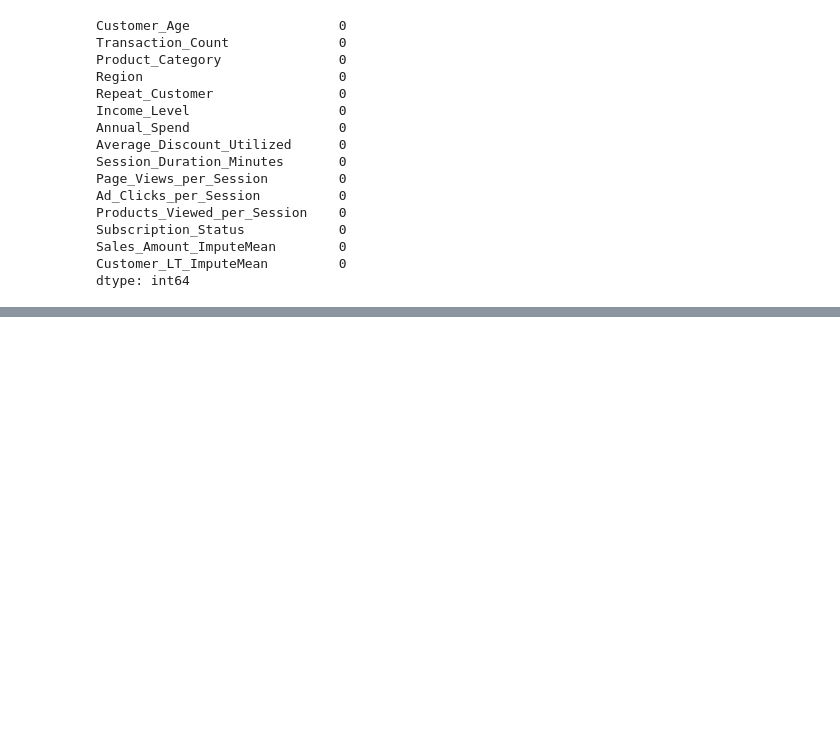
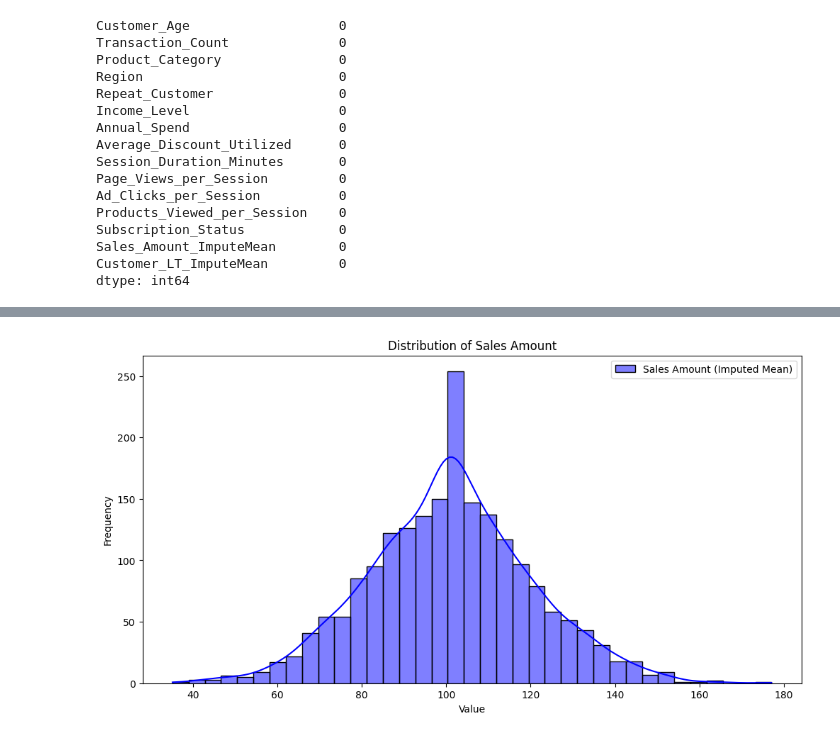
Before and after one commit to xiu-shi/DA_L7, a Jupyter notebook: L7_term2/visualization/CA2_visual_prep_v2.ipynb, the cells around one changed output, grey strips where cells are left out. Cells and saved outputs as stored; diff of their text form; code cells hidden in the pictures; blank space fills up the shorter version.

Commit message:
CA2_visual_version_2

```diff
--- a/L7_term2/visualization/CA2_visual_prep_v2.ipynb
+++ b/L7_term2/visualization/CA2_visual_prep_v2.ipynb
@@ -151,0 +170,11 @@ df_ImputeMean.info()
+# %%
+## 1. Distribution of Imputed Mean Sales Amount
+plt.figure(figsize=(12, 6))
+sns.histplot(df_ImputeMean["Sales_Amount_ImputeMean"],kde=True,color="blue", label="Sales Amount (Imputed Mean)")
+plt.title("Distribution of Sales Amount")
+plt.xlabel("Value")
+plt.ylabel("Frequency")
+plt.legend()
+plt.show()
+# %% [output]
+[figure, added]
```
Also changed, not shown: parts of 4 cells of this notebook, 1 other file.
